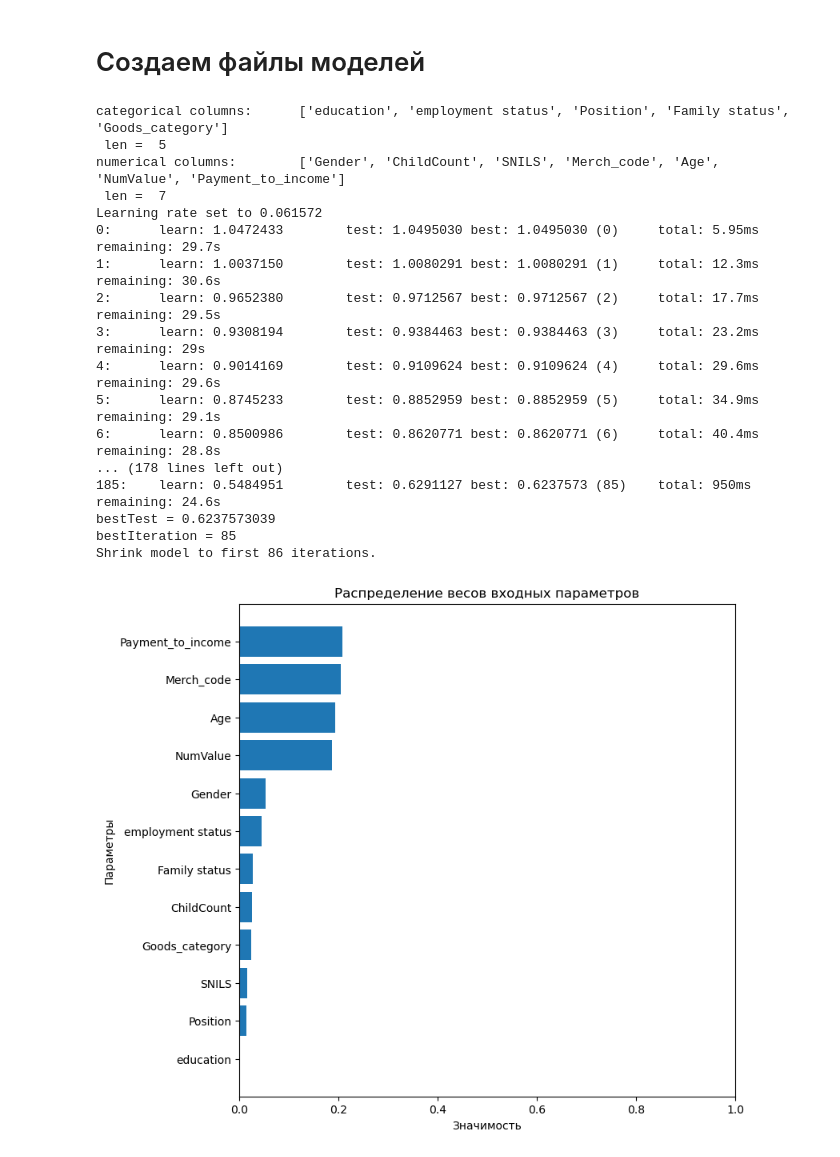
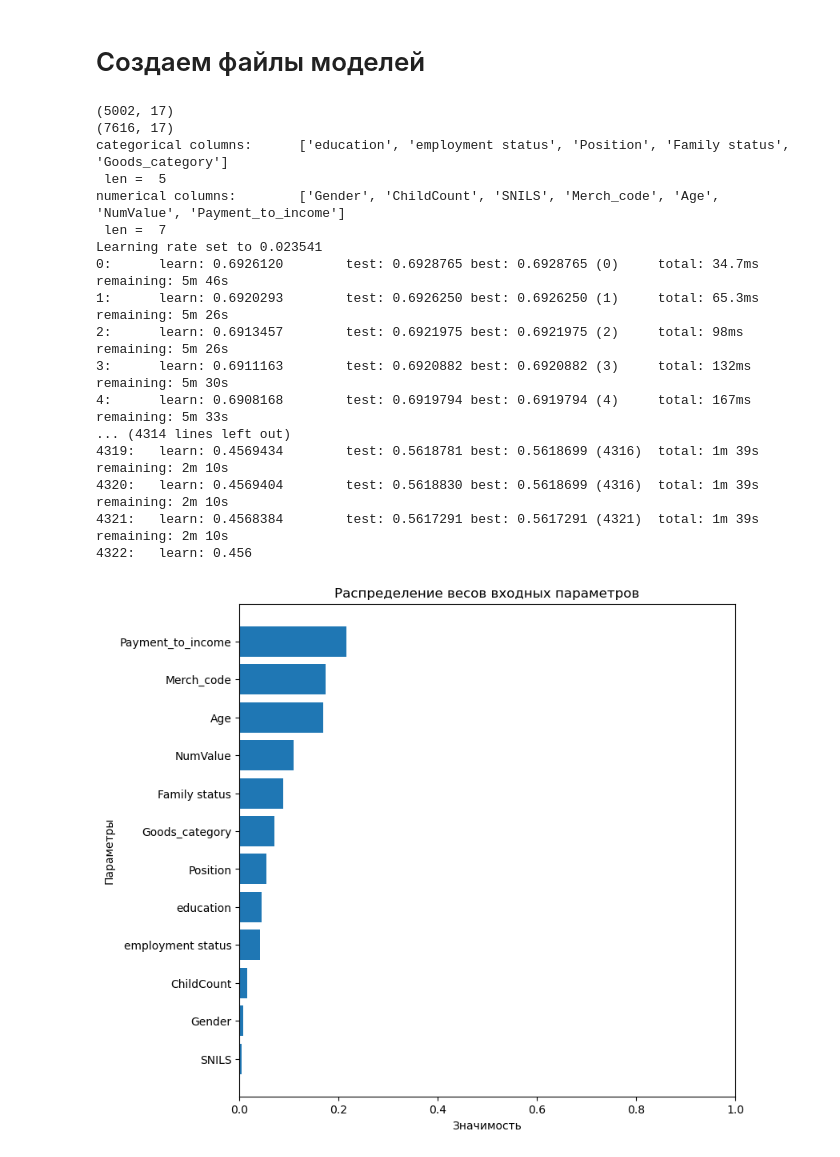
Before and after one commit to YaRoLit/XAKATOH_2_api, a Jupyter notebook: service_nb/main_models_creator.ipynb, the cells around one changed output. Saved outputs shown, nothing was run; the diff lists cells and outputs as text; code cells hidden in the pictures.

Commit message:
add model creator

```diff
--- a/service_nb/main_models_creator.ipynb
+++ b/service_nb/main_models_creator.ipynb
@@ -586,7 +575,7 @@ def create_cls_model(
         features_names
         ) -> CatBoostClassifier:
     '''Создаем модель классификатора CatBoost'''
-    model = CatBoostClassifier(task_type="GPU", iterations=5000, early_stopping_rounds=100)
+    model = CatBoostClassifier(task_type="GPU", iterations=10000, early_stopping_rounds=100)
     model.fit(X=train_data, eval_set=eval_data)
 
     ftr_imp = model.feature_importances_/np.sum(model.feature_importances_)
@@ -642,12 +646,32 @@ def Payment_to_income(
+# %%
+def upsampling_data(
+        df: pd.DataFrame,
+        balanced_feature_name: str
+        ) -> pd.DataFrame:
+    '''Делаем балансировку классов в выборке через upsampling'''
+    success = df[df[balanced_feature_name] == 'success']
+    denied = df[df[balanced_feature_name] == 'denied']
+    denied_upsample = resample(denied,
+                               replace=True,
+                               n_samples=len(success),
+                               random_state=42)
+
+    return pd.concat([success, denied_upsample])
 # %% [markdown]
 # Загружаем датасет
 # %%
+# Подгружаем чищеный датасет и делаем препроцессинг
 df = pd.read_csv(
     filepath_or_buffer='../data/cleared_df.csv',
     sep=';',
     index_col='SkillFactory_Id',
     parse_dates=['BirthDate', 'JobStartDate']
     )
+df = df[(df['BankA_decision'] != 'error') &
+        (df['BankB_decision'] != 'error') &
+        (df['BankC_decision'] != 'error') &
+        (df['BankD_decision'] != 'error') &
+        (df['BankE_decision'] != 'error')]
 df['Position'] = CarierLevel_feature_creator_v2(df)
 df['Age'] = Age_feature_creator(df)
 df.drop(['BirthDate'], axis='columns', inplace=True)
@@ -677,0 +702,12 @@ memory usage: 877.0+ KB
+# %%
+# Здесь мы отрезаем кусочек от исходного датасета для проверки качества модели.
+# Ни для обучения, ни для валидации в процессе обучения его не используем,
+# он нужен для проверки качества работы модели в самом конце.
+X = df
+y = df['BankA_decision']
+X_train, X_test, _, _ = train_test_split(X,
+                                         y,
+                                         test_size=0.2,
+                                         random_state=42)
+X_test.to_csv('../data/model_val.csv', sep=';', index=True)
+df = X_train
@@ -678,28 +728,34 @@ memory usage: 877.0+ KB
 # %% [markdown]
 # Создаем файлы моделей
 # %%
+BankLabel = 'BankE_decision'
 # Готовим Pool для обучения модели на алгоритме CatBoost:
-train_data, eval_data, features_names = create_cat_pool(df, 'BankA_decision')
+fd = df.copy()
+# Делаем upsampling для соответствующей целевой переменной
+print(fd.shape)
+fd = upsampling_data(fd, BankLabel)
+print(fd.shape)
+train_data, eval_data, features_names = create_cat_pool(fd, BankLabel)
 # Обучаем модель
 model = create_cls_model(train_data, eval_data, features_names)
 #model.save_model('../models/BankA_decision.cls')
-pickle.dump(model, open('../models/BankA_decision.cls', 'wb'))
+pickle.dump(model, open(f'../models/{BankLabel}.cls', 'wb'))
 # %% [output]
+(5002, 17)
+(7616, 17)
 categorical columns:      ['education', 'employment status', 'Position', 'Family status', 'Goods_category']
  len =  5
 numerical columns:        ['Gender', 'ChildCount', 'SNILS', 'Merch_code', 'Age', 'NumValue', 'Payment_to_income']
  len =  7
-Learning rate set to 0.061572
-0:      learn: 1.0472433        test: 1.0495030 best: 1.0495030 (0)     total: 5.95ms   remaining: 29.7s
-1:      learn: 1.0037150        test: 1.0080291 best: 1.0080291 (1)     total: 12.3ms   remaining: 30.6s
-2:      learn: 0.9652380        test: 0.9712567 best: 0.9712567 (2)     total: 17.7ms   remaining: 29.5s
-3:      learn: 0.9308194        test: 0.9384463 best: 0.9384463 (3)     total: 23.2ms   remaining: 29s
-4:      learn: 0.9014169        test: 0.9109624 best: 0.9109624 (4)     total: 29.6ms   remaining: 29.6s
-5:      learn: 0.8745233        test: 0.8852959 best: 0.8852959 (5)     total: 34.9ms   remaining: 29.1s
-6:      learn: 0.8500986        test: 0.8620771 best: 0.8620771 (6)     total: 40.4ms   remaining: 28.8s
-... (178 lines left out)
-185:    learn: 0.5484951        test: 0.6291127 best: 0.6237573 (85)    total: 950ms    remaining: 24.6s
-bestTest = 0.6237573039
-bestIteration = 85
-Shrink model to first 86 iterations.
+Learning rate set to 0.023541
+0:      learn: 0.6926120        test: 0.6928765 best: 0.6928765 (0)     total: 34.7ms   remaining: 5m 46s
+1:      learn: 0.6920293        test: 0.6926250 best: 0.6926250 (1)     total: 65.3ms   remaining: 5m 26s
+2:      learn: 0.6913457        test: 0.6921975 best: 0.6921975 (2)     total: 98ms     remaining: 5m 26s
+3:      learn: 0.6911163        test: 0.6920882 best: 0.6920882 (3)     total: 132ms    remaining: 5m 30s
+4:      learn: 0.6908168        test: 0.6919794 best: 0.6919794 (4)     total: 167ms    remaining: 5m 33s
+... (4314 lines left out)
+4319:   learn: 0.4569434        test: 0.5618781 best: 0.5618699 (4316)  total: 1m 39s   remaining: 2m 10s
+4320:   learn: 0.4569404        test: 0.5618830 best: 0.5618699 (4316)  total: 1m 39s   remaining: 2m 10s
+4321:   learn: 0.4568384        test: 0.5617291 best: 0.5617291 (4321)  total: 1m 39s   remaining: 2m 10s
+4322:   learn: 0.456
-[figure, old version]
+[figure, new version]
```
Also changed, not shown: parts of 8 cells of this notebook, 16 other files.
